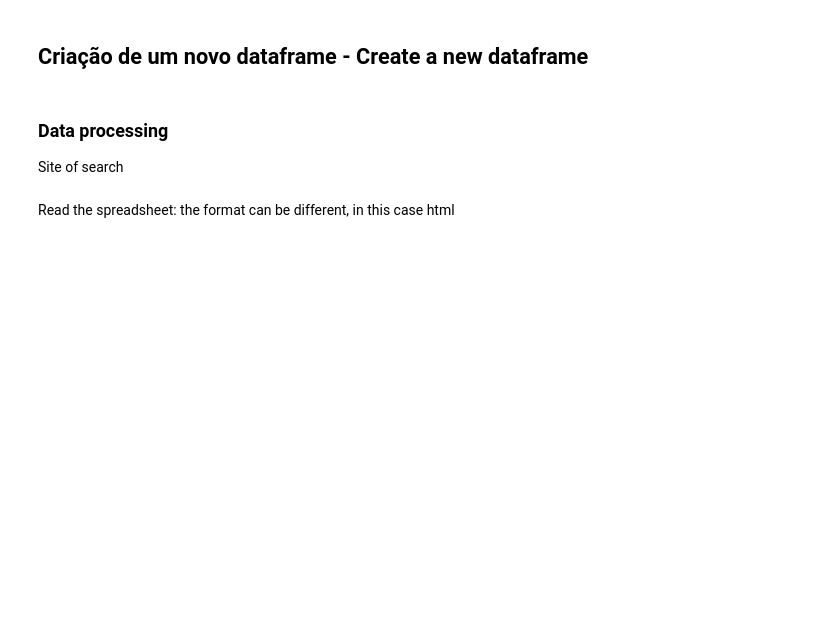
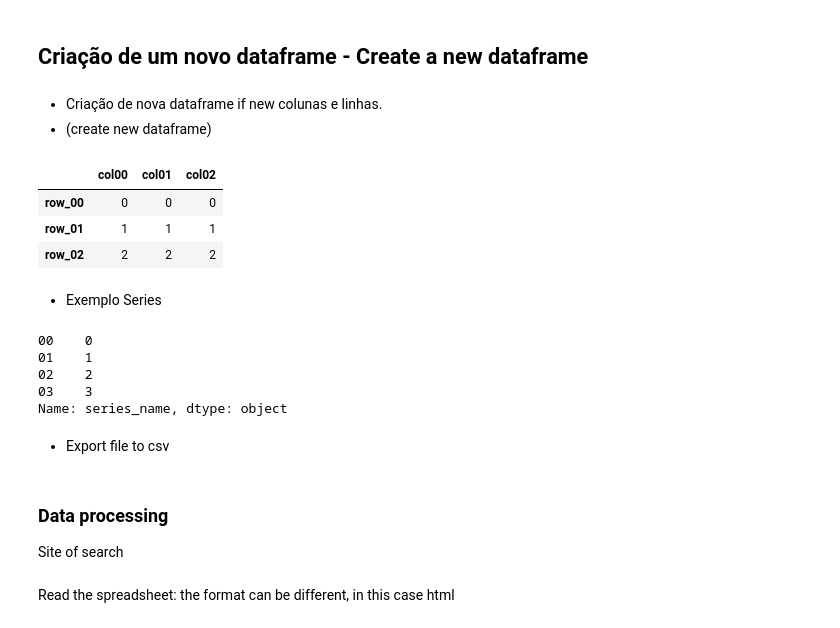
Before and after one commit to Caviuna/InfraBuilding, a Jupyter notebook: building.ipynb, the cells around one changed output. Cells and saved outputs as stored; diff of their text form; code cells hidden in the pictures; blank space fills up the shorter version.

```diff
--- a/building.ipynb
+++ b/building.ipynb
@@ -73,0 +198,24 @@ ppi_df.loc[ppi_df['Unnamed: 10'] == 'Brasil', ['Unnamed: 2', 'Unnamed: 9', 'Unna
+# %% [markdown]
+- Criação de nova dataframe if new colunas e linhas.
+ - (create new dataframe)
+# %%
+new_data_ppi = pd.DataFrame({'col00':[0,1,2],'col01':[0,1,2],'col02':[0,1,2]}, index=['row_00', 'row_01', 'row_02'])
+new_data_ppi
+# %% [output]
+|  | col00 | col01 | col02 |
+| row_00 | 0 | 0 | 0 |
+| row_01 | 1 | 1 | 1 |
+| row_02 | 2 | 2 | 2 |
+# %% [markdown]
+- Exemplo Series
+# %%
+variable = pd.Series(['0', '1', '2', '3'], index=['00', '01', '02', '03'], name='series_name')
+variable
+# %% [output]
+00    0
+01    1
+02    2
+03    3
+Name: series_name, dtype: object
+# %% [markdown]
+- Export file to csv
```
Also changed, not shown: parts of 19 cells of this notebook.
